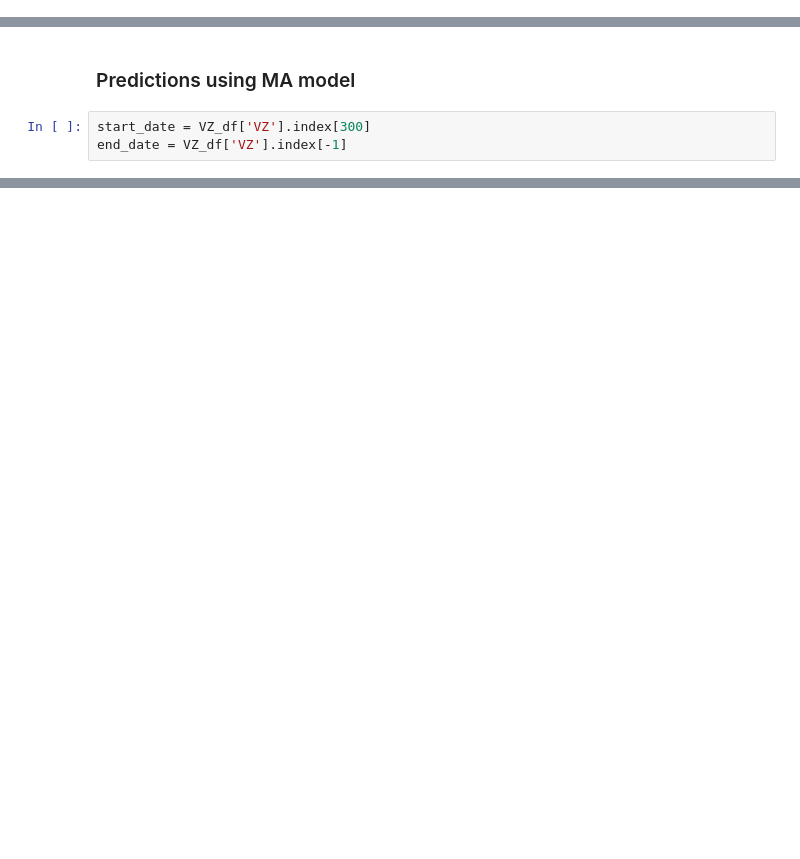
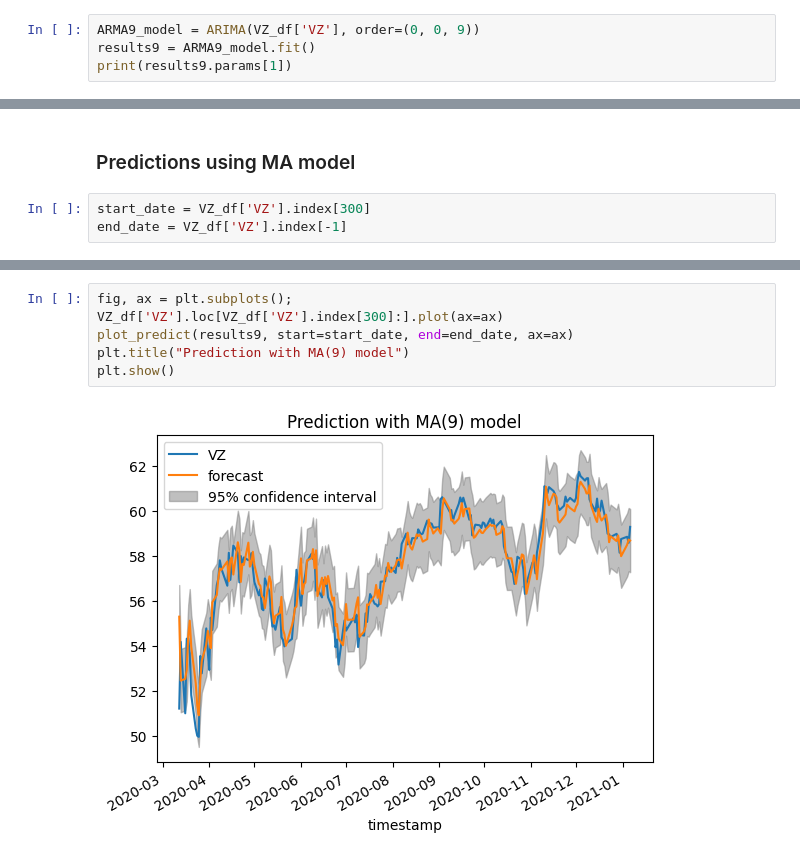
Before and after one commit to pallabee/Time-Series-for-Stock-Price-Prediction, a Jupyter notebook: modelling/traditional models/moving_average.ipynb, the cells around one changed output, grey strips where cells are left out. Saved outputs shown, nothing was run; the diff lists cells and outputs as text; blank space fills up the shorter version.

```diff
--- a/modelling/traditional models/moving_average.ipynb
+++ b/modelling/traditional models/moving_average.ipynb
@@ -72,0 +49,4 @@ Warnings:
+# %%
+ARMA9_model = ARIMA(VZ_df['VZ'], order=(0, 0, 9))
+results9 = ARMA9_model.fit()
+print(results9.params[1])
@@ -84,0 +74,8 @@ plt.show()
+# %%
+fig, ax = plt.subplots();
+VZ_df['VZ'].loc[VZ_df['VZ'].index[300]:].plot(ax=ax)
+plot_predict(results9, start=start_date, end=end_date, ax=ax)
+plt.title("Prediction with MA(9) model")
+plt.show()
+# %% [output]
+[figure, added]
```
Also changed, not shown: parts of 11 cells of this notebook.
